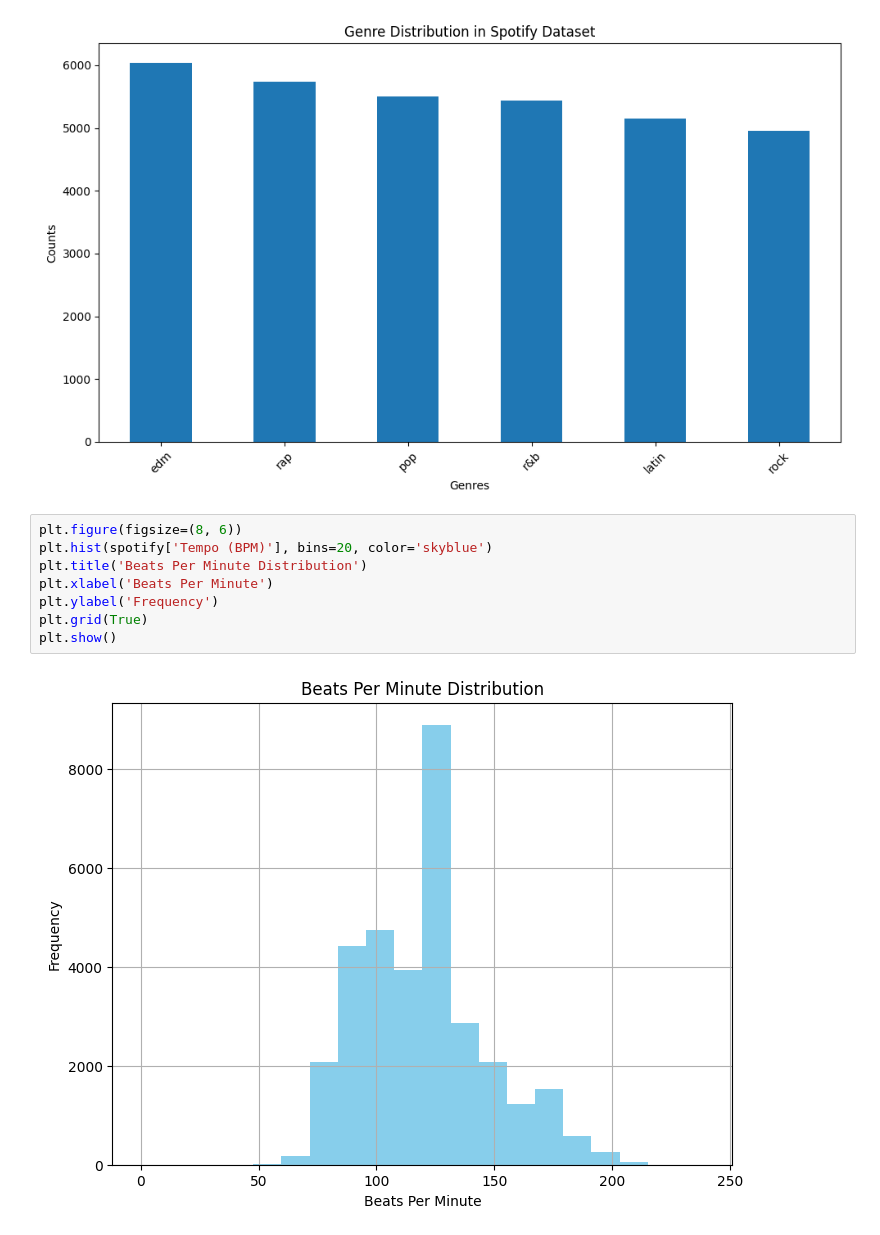
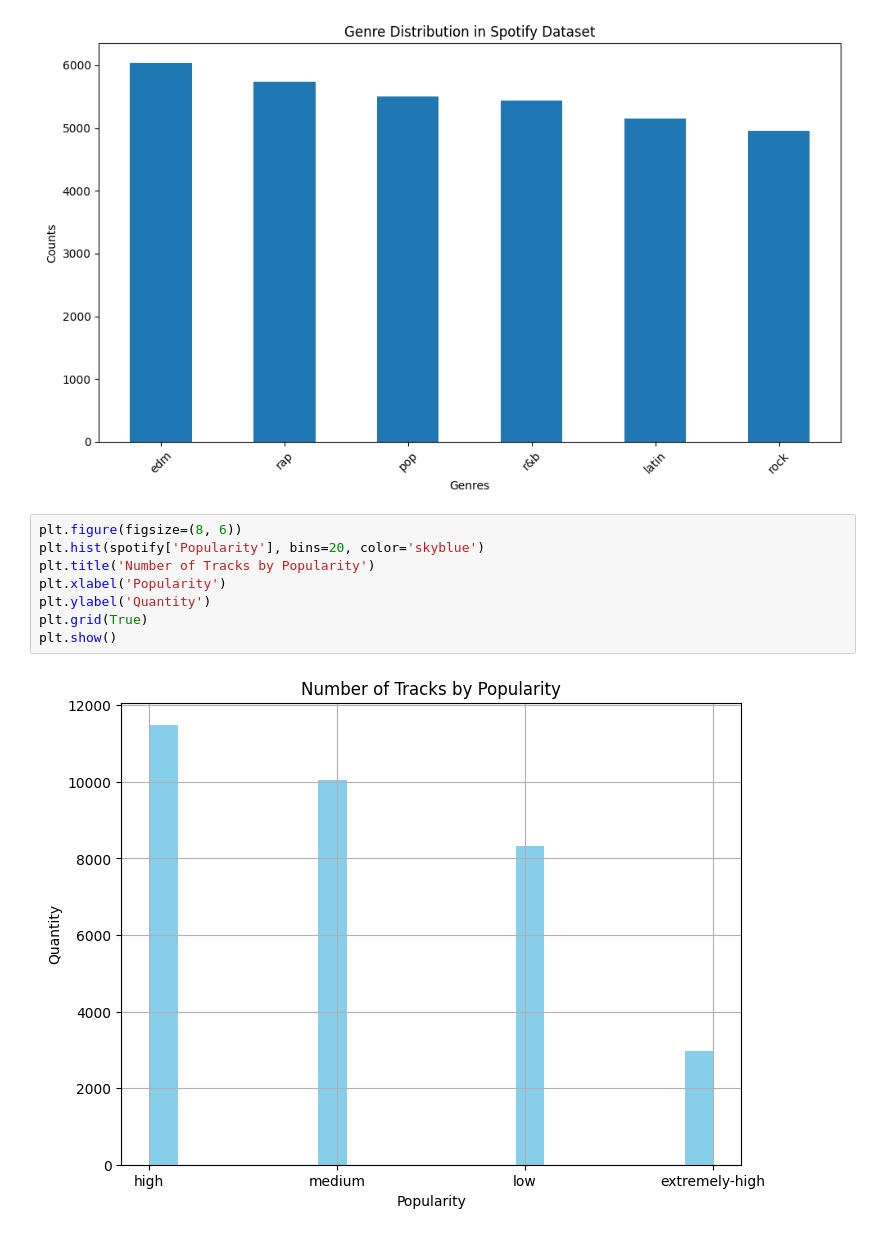
Before and after one commit to koskinenj/Analysoinnin__projekti, a Jupyter notebook: Project NEW.ipynb, the cells around one changed output. Drawn from its saved outputs; the diff is of its cells as text.

```diff
--- a/Project NEW.ipynb
+++ b/Project NEW.ipynb
@@ -280,12 +239,12 @@ plt.show()
 [figure]
 # %%
 plt.figure(figsize=(8, 6))
-plt.hist(spotify['Tempo (BPM)'], bins=20, color='skyblue')
-plt.title('Beats Per Minute Distribution')
-plt.xlabel('Beats Per Minute')
-plt.ylabel('Frequency')
+plt.hist(spotify['Popularity'], bins=20, color='skyblue')
+plt.title('Number of Tracks by Popularity')
+plt.xlabel('Popularity')
+plt.ylabel('Quantity')
 plt.grid(True)
 plt.show()
 # %% [output]
-[figure, old version]
+[figure, new version]
 # %%
```
Also changed, not shown: parts of 6 cells of this notebook.
